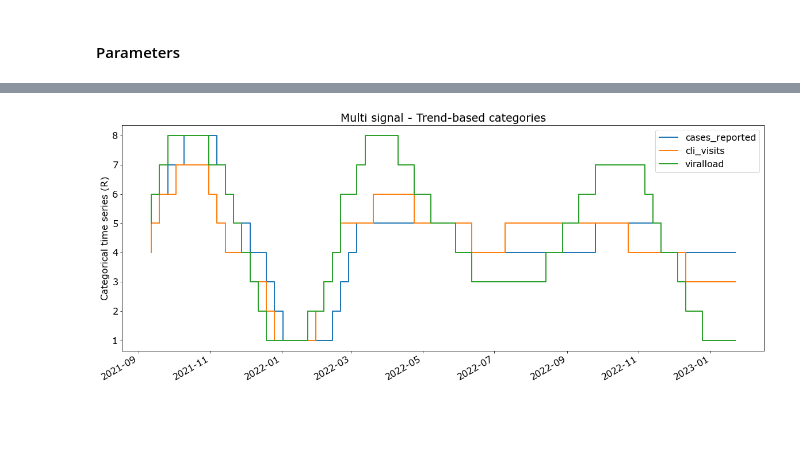
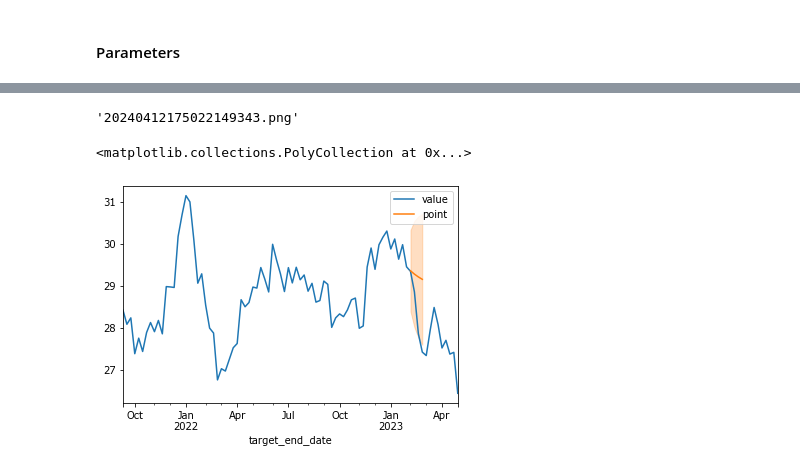
Before and after one commit to NSSAC/PEpiTA, a Jupyter notebook: workflow_notebook.ipynb, the cells around one changed output, grey strips where cells are left out. Saved outputs shown, nothing was run; the diff lists cells and outputs as text; code cells hidden in the pictures; blank space fills up the shorter version.

Commit message:
ARIMA method integration

```diff
--- a/workflow_notebook.ipynb
+++ b/workflow_notebook.ipynb
@@ -192,4 +195,15 @@ date
 # %%
-visualize.multi_signal_plot_nosave(cat_df,cat_method)
+visualize.multi_signal_plot(cat_df,cat_method)
 # %% [output]
-[figure, removed]
+'20240412175022149343.png'
+# %%
+qfct, _ = forecast.ARIMA_func(input_ts[input_ts['date']<=pd.Timestamp('2023-02-01')])
+qfct.drop_duplicates(['target_end_date'],inplace=True)
+# %%
+input_ts.plot(x='date',y='value')
+ax = plt.gca()
+qfct.plot(x='target_end_date',y='point',ax=ax)
+ax.fill_between(qfct['target_end_date'].values,qfct['fct_lb'].values,qfct['fct_ub'].values,color='C1',alpha=0.25)
+# %% [output]
+<matplotlib.collections.PolyCollection at 0x...>
+[figure, added]
```
Also changed, not shown: parts of 5 cells of this notebook, 1 other file.
